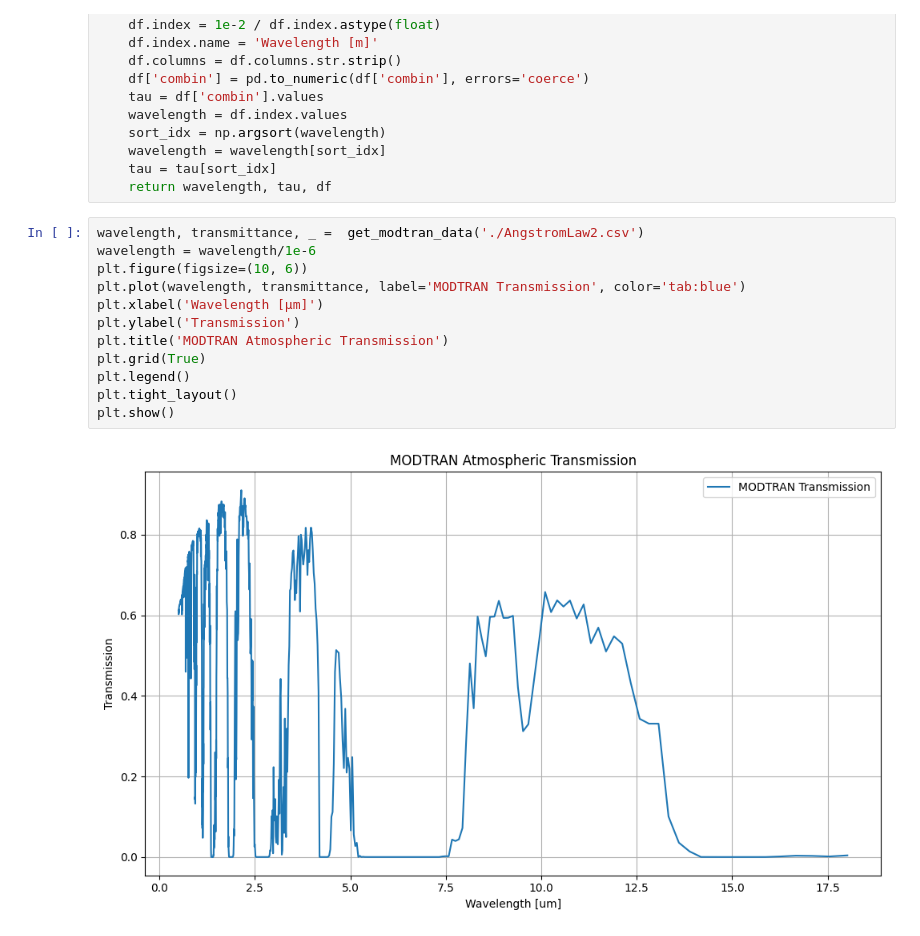
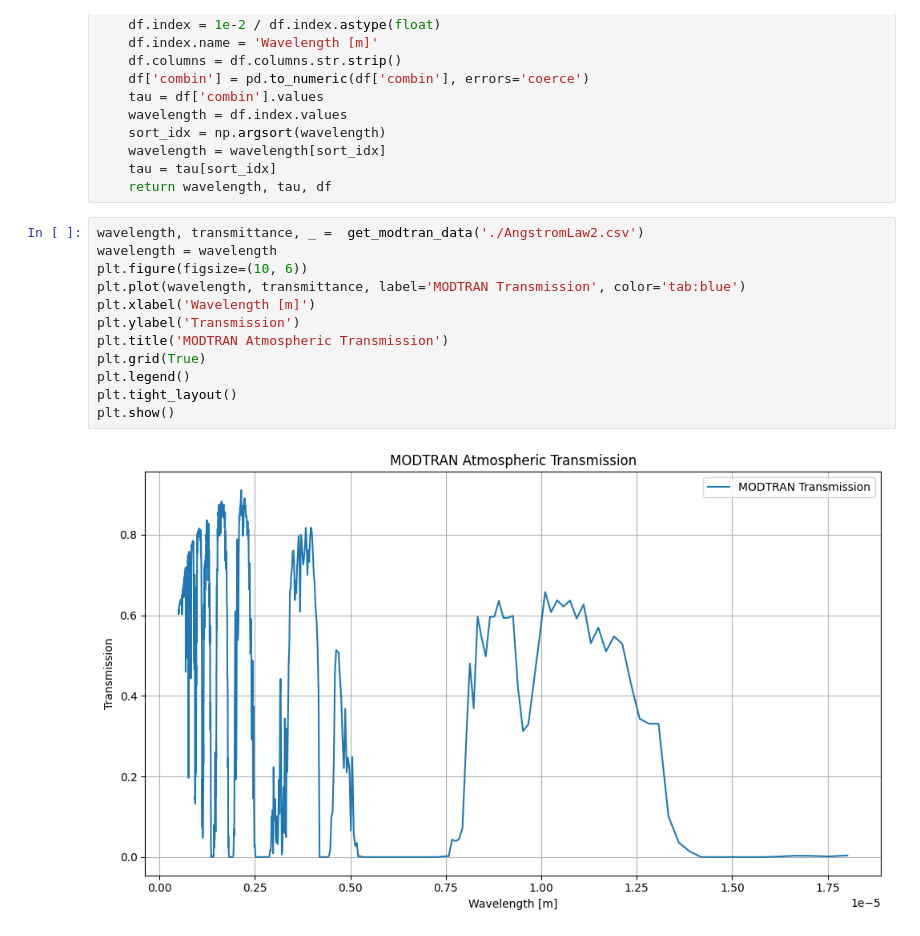
Before and after one commit to Azmi0205/Studienarbeit, a Jupyter notebook: BosonPlusSim.ipynb, the cells around one changed output. Cells and saved outputs as stored; diff of their text form.

```diff
--- a/BosonPlusSim.ipynb
+++ b/BosonPlusSim.ipynb
@@ -83,18 +83,18 @@ def get_modtran_data(file_path):
     return wavelength, tau, df
 # %%
 wavelength, transmittance, _ =  get_modtran_data('./AngstromLaw2.csv')
-wavelength = wavelength/1e-6
+wavelength = wavelength
 plt.figure(figsize=(10, 6))
 plt.plot(wavelength, transmittance, label='MODTRAN Transmission', color='tab:blue')
-plt.xlabel('Wavelength [μm]')
+plt.xlabel('Wavelength [m]')
 plt.ylabel('Transmission')
 plt.title('MODTRAN Atmospheric Transmission')
 plt.grid(True)
 plt.legend()
 plt.tight_layout()
 plt.show()
 # %% [output]
-[figure, old version]
+[figure, new version]
 # %% [markdown]
 ## Imager Specification
 **Teledyne FLIR Boson+**
```
Also changed, not shown: parts of 10 cells of this notebook.
